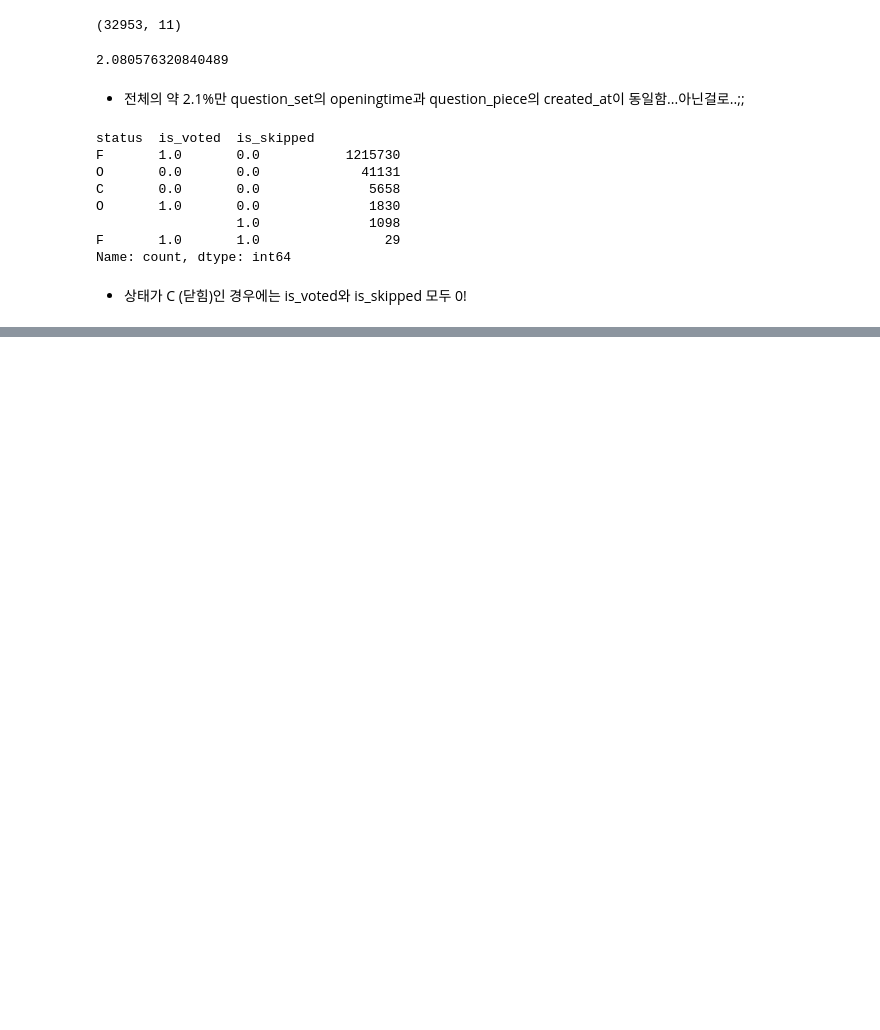
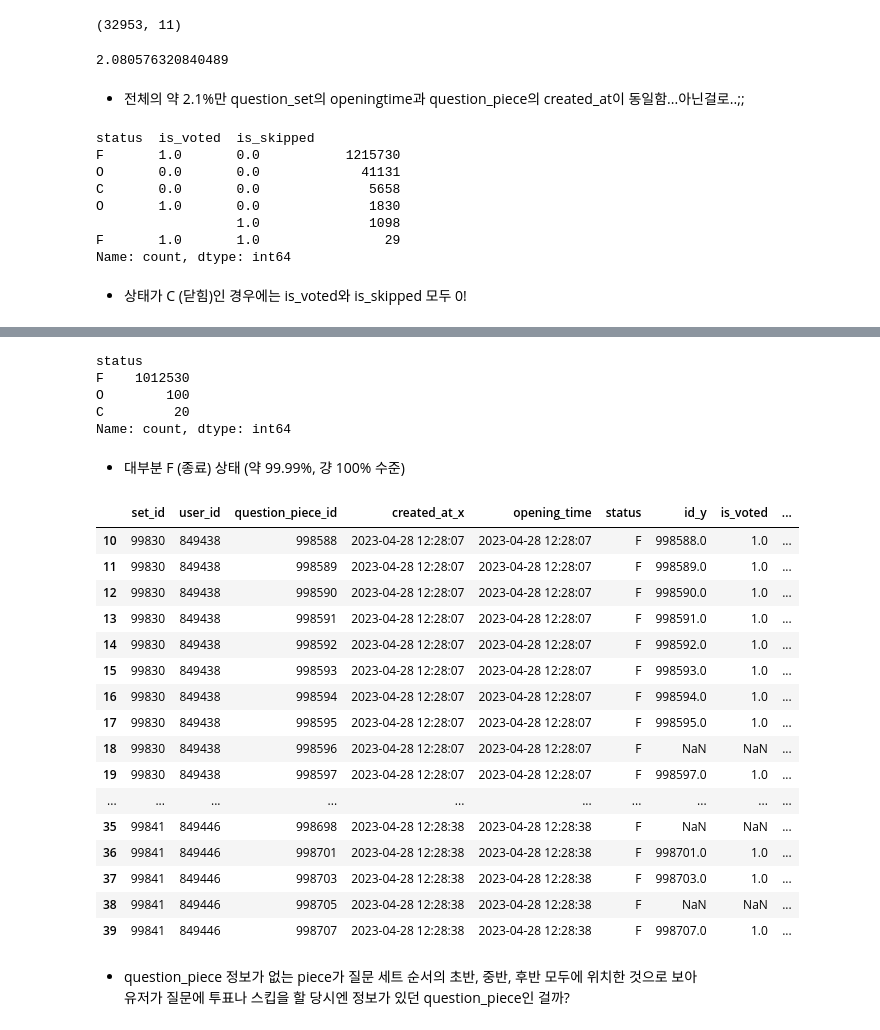
Before and after one commit to seung127/codeit_project, a Jupyter notebook: codeit-project-docker/notebooks/eda.ipynb, the cells around one changed output, grey strips where cells are left out. Saved outputs shown, nothing was run; the diff lists cells and outputs as text; code cells hidden in the pictures; blank space fills up the shorter version.

```diff
--- a/codeit-project-docker/notebooks/eda.ipynb
+++ b/codeit-project-docker/notebooks/eda.ipynb
@@ -3111,3 +3115,11 @@ created_at_y         318364
 question_id          318364
 is_skipped           318364
 dtype: int64
+# %%
+# merged_question_set_piece에서 결측치 없는 부분
+merged_question_set_piece_nn = merged_question_set_piece[~merged_question_set_piece.isnull().any(axis = 1)]
+# 결측치 있는 부분
+merged_question_set_piece_null = merged_question_set_piece[merged_question_set_piece.isnull().any(axis = 1)]
+
+display(merged_question_set_piece_nn.shape)
+display(merged_question_set_piece_null.shape)
@@ -3170,0 +3247,5 @@ Name: count, dtype: int64
+# %%
+# 존재하지 않는 question_piece_id를 포함한 질문 세트들을 최초 merge 테이블에서 확인
+not_exists_piece_set = merged_question_set_piece[merged_question_set_piece['set_id'].isin(merged_question_set_piece_null['set_id'])]
+display(not_exists_piece_set.shape)
+not_exists_piece_set.head()
@@ -3170,0 +3260,35 @@ Name: count, dtype: int64
+# %%
+# question_piece 정보가 없는 piece를 포함한 question_set의 상태별 개수 확인
+not_exists_piece_set['status'].value_counts()
+# %% [output]
+status
+F    1012530
+O        100
+C         20
+Name: count, dtype: int64
+# %% [markdown]
+- 대부분 F (종료) 상태 (약 99.99%, 걍 100% 수준)
+# %%
+# set_id 2개만 확인
+not_exists_piece_set.head(20)
+# %% [output]
+|  | set_id | user_id | question_piece_id | created_at_x | opening_time | status | id_y | is_voted | ... |
+| 10 | 99830 | 849438 | 998588 | 2023-04-28 12:28:07 | 2023-04-28 12:28:07 | F | 998588.0 | 1.0 | ... |
+| 11 | 99830 | 849438 | 998589 | 2023-04-28 12:28:07 | 2023-04-28 12:28:07 | F | 998589.0 | 1.0 | ... |
+| 12 | 99830 | 849438 | 998590 | 2023-04-28 12:28:07 | 2023-04-28 12:28:07 | F | 998590.0 | 1.0 | ... |
+| 13 | 99830 | 849438 | 998591 | 2023-04-28 12:28:07 | 2023-04-28 12:28:07 | F | 998591.0 | 1.0 | ... |
+| 14 | 99830 | 849438 | 998592 | 2023-04-28 12:28:07 | 2023-04-28 12:28:07 | F | 998592.0 | 1.0 | ... |
+| 15 | 99830 | 849438 | 998593 | 2023-04-28 12:28:07 | 2023-04-28 12:28:07 | F | 998593.0 | 1.0 | ... |
+| 16 | 99830 | 849438 | 998594 | 2023-04-28 12:28:07 | 2023-04-28 12:28:07 | F | 998594.0 | 1.0 | ... |
+| 17 | 99830 | 849438 | 998595 | 2023-04-28 12:28:07 | 2023-04-28 12:28:07 | F | 998595.0 | 1.0 | ... |
+| 18 | 99830 | 849438 | 998596 | 2023-04-28 12:28:07 | 2023-04-28 12:28:07 | F | NaN | NaN | ... |
+| 19 | 99830 | 849438 | 998597 | 2023-04-28 12:28:07 | 2023-04-28 12:28:07 | F | 998597.0 | 1.0 | ... |
+| ... | ... | ... | ... | ... | ... | ... | ... | ... | ... |
+| 35 | 99841 | 849446 | 998698 | 2023-04-28 12:28:38 | 2023-04-28 12:28:38 | F | NaN | NaN | ... |
+| 36 | 99841 | 849446 | 998701 | 2023-04-28 12:28:38 | 2023-04-28 12:28:38 | F | 998701.0 | 1.0 | ... |
+| 37 | 99841 | 849446 | 998703 | 2023-04-28 12:28:38 | 2023-04-28 12:28:38 | F | 998703.0 | 1.0 | ... |
+| 38 | 99841 | 849446 | 998705 | 2023-04-28 12:28:38 | 2023-04-28 12:28:38 | F | NaN | NaN | ... |
+| 39 | 99841 | 849446 | 998707 | 2023-04-28 12:28:38 | 2023-04-28 12:28:38 | F | 998707.0 | 1.0 | ... |
+# %% [markdown]
+- question_piece 정보가 없는 piece가 질문 세트 순서의 초반, 중반, 후반 모두에 위치한 것으로 보아
+ 유저가 질문에 투표나 스킵을 할 당시엔 정보가 있던 question_piece인 걸까?
```
Also changed, not shown: parts of 24 cells of this notebook.
